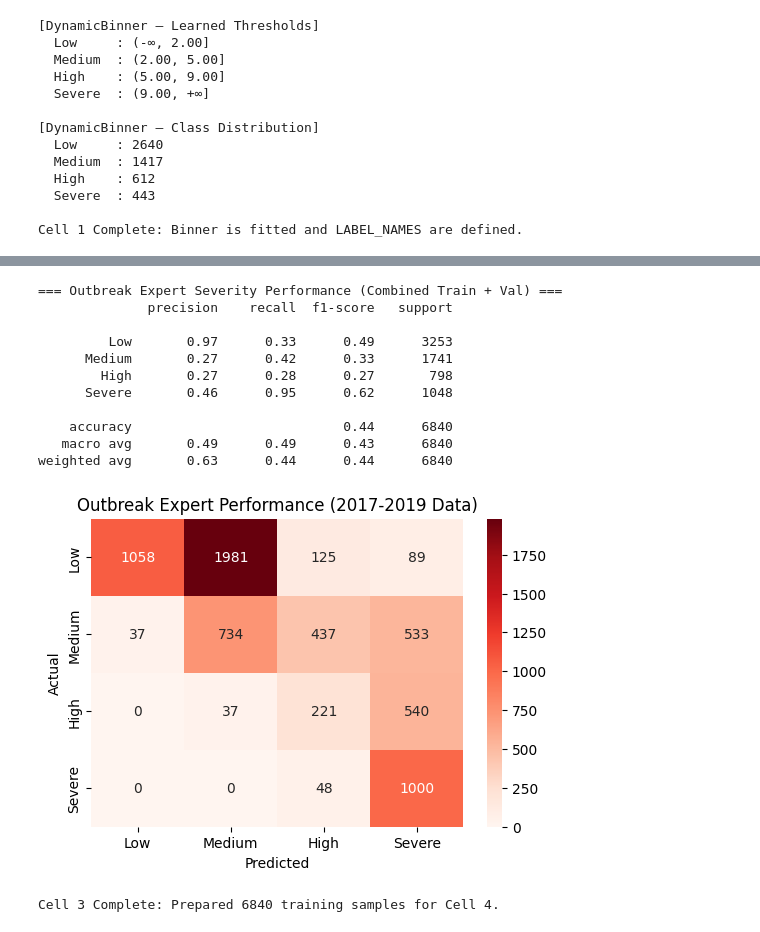
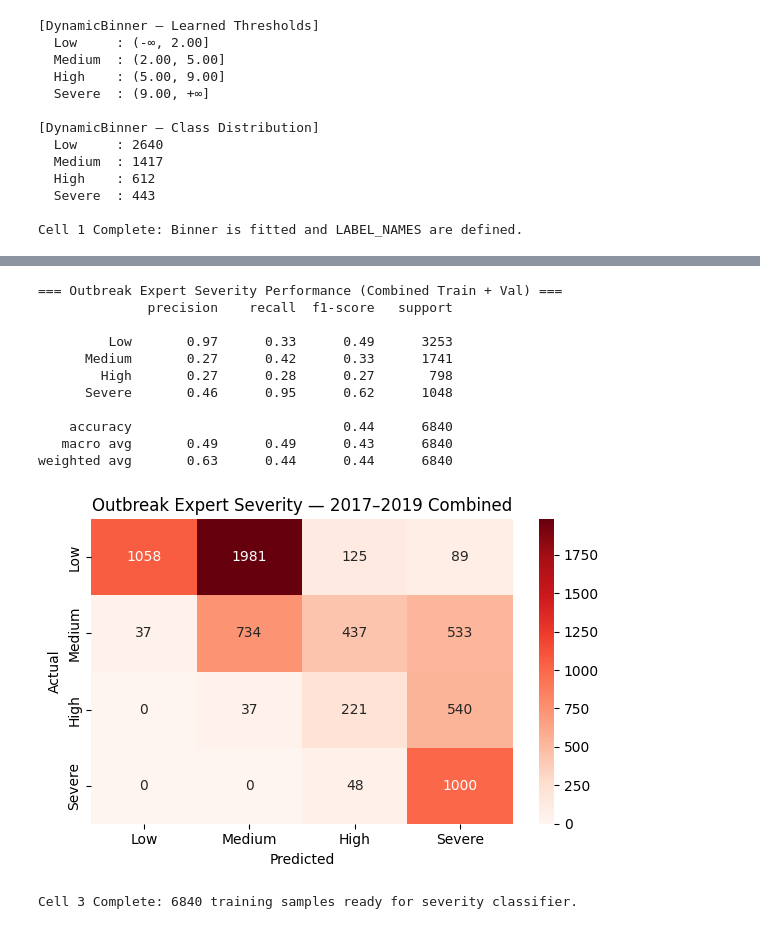
Before and after one commit to MuhammadAhmed1089/Dengue-Outbreak-Predictor, a Jupyter notebook: notebooks/modelTraining.ipynb, the cells around one changed output, grey strips where cells are left out. Drawn from its saved outputs; the diff is of its cells as text; code cells hidden in the pictures.

```diff
--- a/notebooks/modelTraining.ipynb
+++ b/notebooks/modelTraining.ipynb
@@ -880,64 +925,56 @@ import pandas as pd
 import matplotlib.pyplot as plt
 import seaborn as sns
 from sklearn.metrics import classification_report, confusion_matrix
 
-# 1. Configuration & Features (Repeated to ensure scope)
-REGRESSOR_FEATURES = [
-    "district_encoded", "T2M_mean", "RH2M_mean", "PRECTOTCORR_sum",
-    "WS10M_mean", "T2M_lag1", "PRECTOTCORR_lag1", "PRECTOTCORR_lag2",
-    "t1_cases", "t2_cases", "waterProxy", "month_sin", "week_cos",
-    "momentum", "isOutbreak"
-]
-
-# 2. Load the Outbreak Expert Model
-# This is the specialized XGBoost model trained for high-intensity spikes
-outbreakRegressor = jl.load("../models/xgboost_regressor_Outbreak.pkl")
-
-# 3. Combine Train and Val (CRITICAL STEP)
-# We merge 2017/2018 (Train) with 2019 (Val) so the classifier sees outbreaks
+# Combined train + val — this is what the severity classifier trains on
 combined_df = pd.concat([train, val], ignore_index=True)
 
-# 4. Generate Training Features for the Severity Classifier
-# We use the Outbreak Expert to predict on the combined data
-predTrainOutbreak = np.clip(outbreakRegressor.predict(combined_df[REGRESSOR_FEATURES].fillna(0)), 0, None)
+# Feature engineering — reference is the combined set itself
+combinedEngineered = applyFeatureEngineering(combined_df, combined_df)
 
-# Create the feature DataFrame for the final Classifier (Cell 4)
-xTrainHybrid = pd.DataFrame({"pred_cases": predTrainOutbreak})
+# Run the full hybrid system on combined data
+outbreakProbsTrain = magnitudeClassifier.predict_proba(
+    combinedEngineered[CLASSIFIER_FEATURES])[:, 1]
+predEndemicTrain  = np.clip(
+    endemicRegressor.predict(combinedEngineered[REGRESSOR_FEATURES].fillna(0)),  0, None)
+predOutbreakTrain = np.clip(
+    outbreakRegressor.predict(combinedEngineered[REGRESSOR_FEATURES].fillna(0)), 0, None)
+predTrainHybrid   = np.where(outbreakProbsTrain > 0.7, predOutbreakTrain, predEndemicTrain)
 
-# 5. Generate Training Labels
-# We must also transform the actual cases from the combined set into (0, 1, 2, 3)
-y_train_hybrid = binner.transform(combined_df["cases"])
+# xTrainHybrid and xTestHybrid now come from the same hybrid system — distribution matches
+xTrainHybrid   = pd.DataFrame({"pred_cases": predTrainHybrid})
+y_train_hybrid = binner.transform(combinedEngineered["cases"])
 
-# 6. Sanity Check Evaluation
-# This shows how the Outbreak Expert performs on its own training set
-yPredOutbreakLabels = binner.transform(predTrainOutbreak)
+# Sanity check — outbreak expert severity on combined data
+yPredOutbreakLabels = binner.transform(predOutbreakTrain)
 
 print("=== Outbreak Expert Severity Performance (Combined Train + Val) ===")
 print(classification_report(y_train_hybrid, yPredOutbreakLabels,
-                            target_names=binner.LABEL_NAMES, zero_division=0))
+                             target_names=LABEL_NAMES, zero_division=0))
 
-# 7. Visualization
 plt.figure(figsize=(6, 4))
-sns.heatmap(confusion_matrix(y_train_hybrid, yPredOutbreakLabels), annot=True, fmt='d',
-            cmap='Reds', xticklabels=binner.LABEL_NAMES, yticklabels=binner.LABEL_NAMES)
-plt.title("Outbreak Expert Performance (2017-2019 Data)")
+sns.heatmap(confusion_matrix(y_train_hybrid, yPredOutbreakLabels),
+            annot=True, fmt="d", cmap="Reds",
+            xticklabels=LABEL_NAMES, yticklabels=LABEL_NAMES)
+plt.title("Outbreak Expert Severity — 2017–2019 Combined")
 plt.xlabel("Predicted")
 plt.ylabel("Actual")
+plt.tight_layout()
 plt.show()
 
-print(f"Cell 3 Complete: Prepared {len(xTrainHybrid)} training samples for Cell 4.")
+print(f"\nCell 3 Complete: {len(xTrainHybrid)} training samples ready for severity classifier.")
 # %% [output]
 === Outbreak Expert Severity Performance (Combined Train + Val) ===
               precision    recall  f1-score   support
 
          Low       0.97      0.33      0.49      3253
       Medium       0.27      0.42      0.33      1741
         High       0.27      0.28      0.27       798
       Severe       0.46      0.95      0.62      1048
 
     accuracy                           0.44      6840
    macro avg       0.49      0.49      0.43      6840
 weighted avg       0.63      0.44      0.44      6840
-[figure, old version]
+[figure, new version]
-Cell 3 Complete: Prepared 6840 training samples for Cell 4.
+Cell 3 Complete: 6840 training samples ready for severity classifier.
 # %%
```
Also changed, not shown: parts of 6 cells of this notebook, 5 other files.
